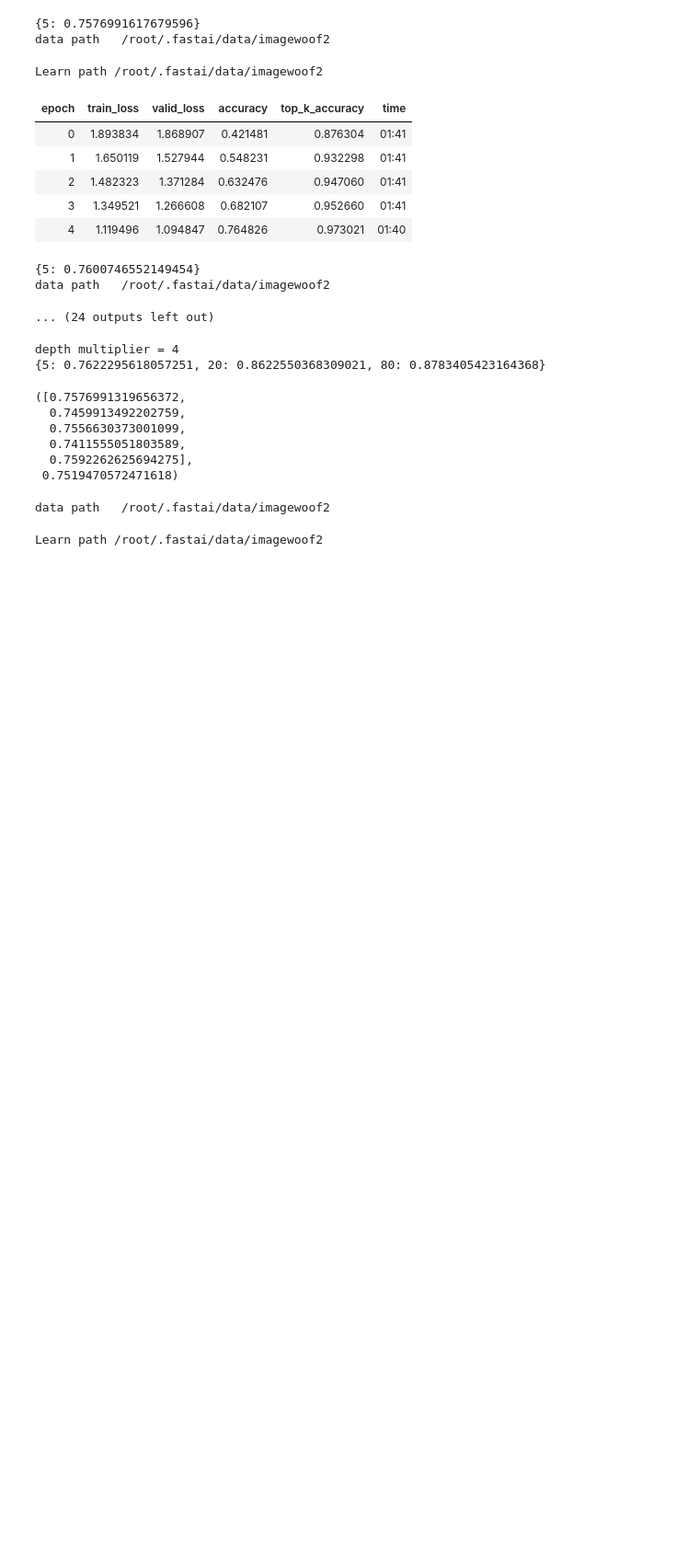
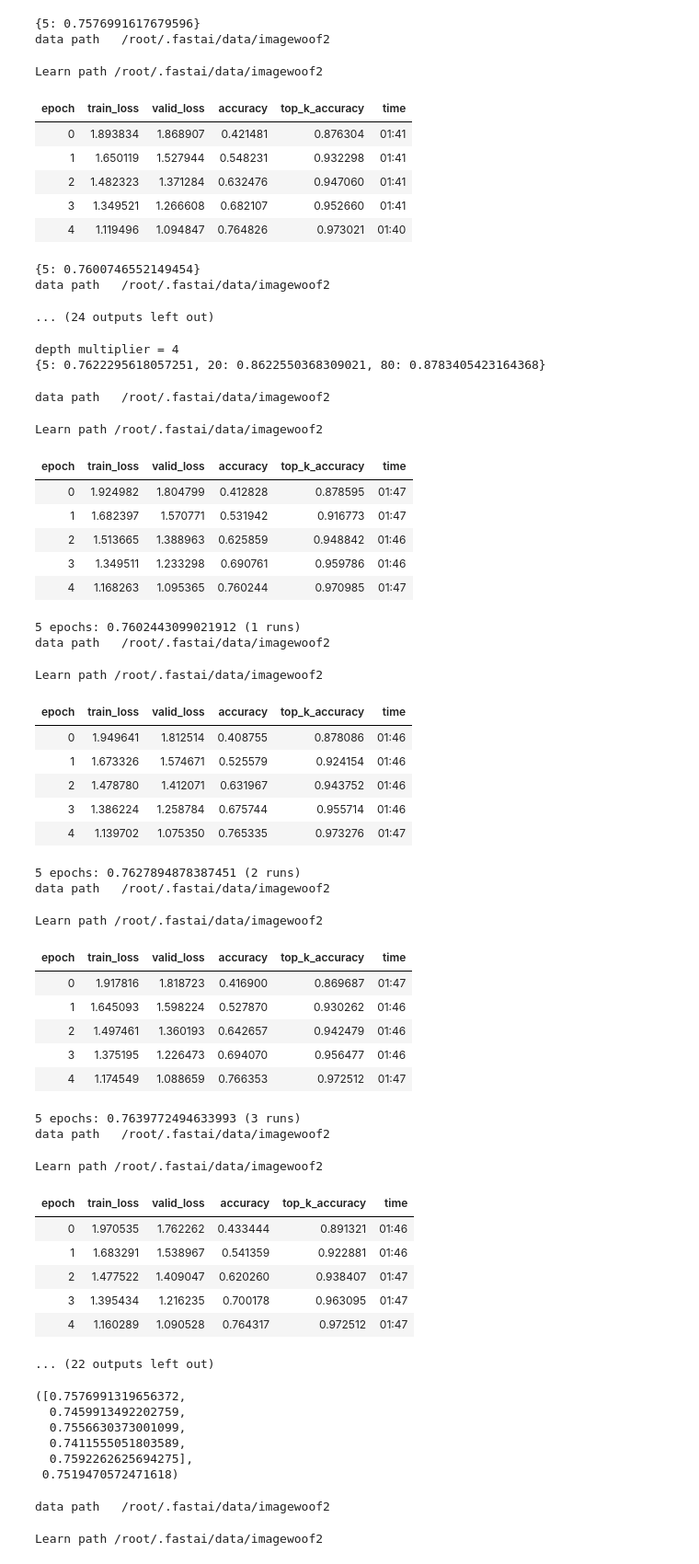
Before and after one commit to BoaEi/imagenette_experiments, a Jupyter notebook: ResNet_separable.ipynb, the cells around one changed output. Shown at 92% size. Cells and saved outputs as stored; diff of their text form; code cells hidden in the pictures; blank space fills up the shorter version.

```diff
--- a/ResNet_separable.ipynb
+++ b/ResNet_separable.ipynb
@@ -292,18 +292,56 @@ print({e: sum(res[e])/len(res[e]) for e in res})
 depth multiplier = 4
 {5: 0.7622295618057251, 20: 0.8622550368309021, 80: 0.8783405423164368}
 # %%
+dm = 6
 res = dict()
 for e in [5]*5 + [20]*5 + [80]:
   mixup=0 if e<=20 else 0.2
   learn = get_learn(model=model, size=128, bs=16, mixup=mixup)
   learn.fit_fc(e, lr=4e-3, moms=(0.95,0.95), start_pct=0.72)
   acc = learn.recorder.metrics[-1][0].item()
   if e in res:
     res[e] += [acc]
   else:
     res[e] = [acc]
-  print('{} epochs: {} ({} runs)'.format(e, sum(res[e])/len(res[e])), len(res[e]))
+  print('{} epochs: {} ({} runs)'.format(e, sum(res[e])/len(res[e]), len(res[e])))
 print('depth multiplier='.format(dm), {e: sum(res[e])/len(res[e])})
+# %% [output]
+data path   /root/.fastai/data/imagewoof2
+Learn path /root/.fastai/data/imagewoof2
+| epoch | train_loss | valid_loss | accuracy | top_k_accuracy | time |
+| 0 | 1.924982 | 1.804799 | 0.412828 | 0.878595 | 01:47 |
+| 1 | 1.682397 | 1.570771 | 0.531942 | 0.916773 | 01:47 |
+| 2 | 1.513665 | 1.388963 | 0.625859 | 0.948842 | 01:46 |
+| 3 | 1.349511 | 1.233298 | 0.690761 | 0.959786 | 01:46 |
+| 4 | 1.168263 | 1.095365 | 0.760244 | 0.970985 | 01:47 |
+5 epochs: 0.7602443099021912 (1 runs)
+data path   /root/.fastai/data/imagewoof2
+Learn path /root/.fastai/data/imagewoof2
+| epoch | train_loss | valid_loss | accuracy | top_k_accuracy | time |
+| 0 | 1.949641 | 1.812514 | 0.408755 | 0.878086 | 01:46 |
+| 1 | 1.673326 | 1.574671 | 0.525579 | 0.924154 | 01:46 |
+| 2 | 1.478780 | 1.412071 | 0.631967 | 0.943752 | 01:46 |
+| 3 | 1.386224 | 1.258784 | 0.675744 | 0.955714 | 01:46 |
+| 4 | 1.139702 | 1.075350 | 0.765335 | 0.973276 | 01:47 |
+5 epochs: 0.7627894878387451 (2 runs)
+data path   /root/.fastai/data/imagewoof2
+Learn path /root/.fastai/data/imagewoof2
+| epoch | train_loss | valid_loss | accuracy | top_k_accuracy | time |
+| 0 | 1.917816 | 1.818723 | 0.416900 | 0.869687 | 01:47 |
+| 1 | 1.645093 | 1.598224 | 0.527870 | 0.930262 | 01:46 |
+| 2 | 1.497461 | 1.360193 | 0.642657 | 0.942479 | 01:46 |
+| 3 | 1.375195 | 1.226473 | 0.694070 | 0.956477 | 01:46 |
+| 4 | 1.174549 | 1.088659 | 0.766353 | 0.972512 | 01:47 |
+5 epochs: 0.7639772494633993 (3 runs)
+data path   /root/.fastai/data/imagewoof2
+Learn path /root/.fastai/data/imagewoof2
+| epoch | train_loss | valid_loss | accuracy | top_k_accuracy | time |
+| 0 | 1.970535 | 1.762262 | 0.433444 | 0.891321 | 01:46 |
+| 1 | 1.683291 | 1.538967 | 0.541359 | 0.922881 | 01:46 |
+| 2 | 1.477522 | 1.409047 | 0.620260 | 0.938407 | 01:47 |
+| 3 | 1.395434 | 1.216235 | 0.700178 | 0.963095 | 01:47 |
+| 4 | 1.160289 | 1.090528 | 0.764317 | 0.972512 | 01:47 |
+... (22 outputs left out)
 # %%
 res[-5:], sum(res[-5:])/5
 # %% [output]
```
Also changed, not shown: parts of 3 cells of this notebook.
